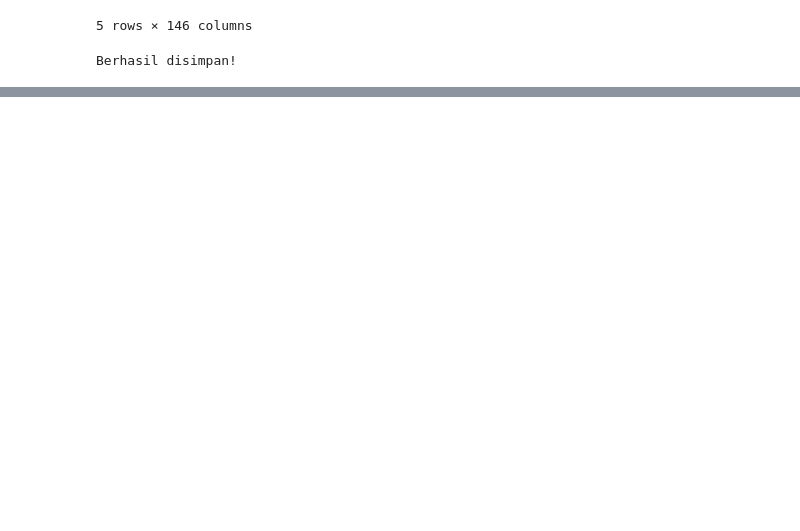
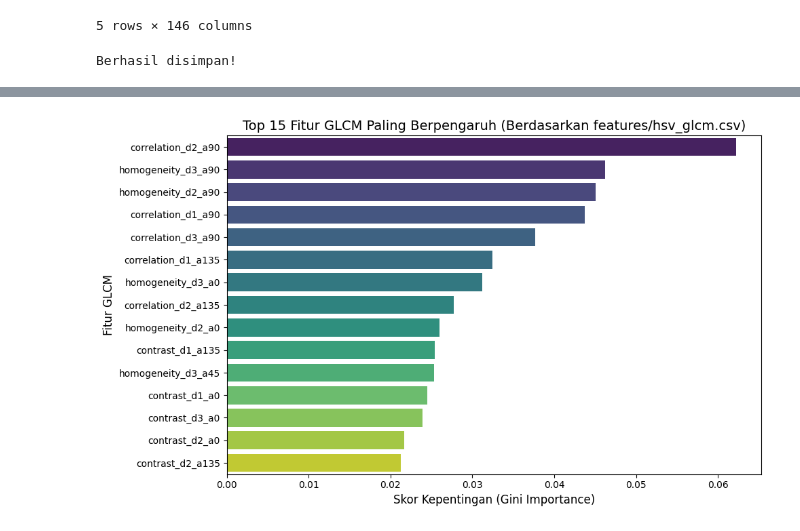
Before and after one commit to Enixma05/rupiah-recognition, a Jupyter notebook: feature_extraction.ipynb, the cells around one changed output, grey strips where cells are left out. Cells and saved outputs as stored; diff of their text form; code cells hidden in the pictures; blank space fills up the shorter version.

Commit message:
add skor kepentingan

```diff
--- a/feature_extraction.ipynb
+++ b/feature_extraction.ipynb
@@ -622,3 +622,82 @@ feature_df.to_csv(f"features/{FEATURES_NAME}.csv", index=False)
 print("Berhasil disimpan!")
 # %% [output]
 Berhasil disimpan!
+# %%
+# %% [markdown]
+# # Analisis Fitur GLCM Terbaik dari File CSV yang Tersimpan
+
+# %%
+import pandas as pd
+import numpy as np
+import matplotlib.pyplot as plt
+import seaborn as sns
+from sklearn.ensemble import RandomForestClassifier
+from sklearn.preprocessing import LabelEncoder
+
+# Tentukan path file CSV yang sudah diekstrak sebelumnya
+# Sesuaikan dengan nama file Anda, misalnya: "features/hsv_glcm.csv" atau "features/rgb_glcm.csv"
+CSV_PATH = "features/hsv_glcm.csv"
+RANDOM_SEED = 42
+
+print(f"Membaca dataset fitur dari: {CSV_PATH} ...")
+
+try:
+    # 1. Muat (Load) data dari CSV
+    feature_df = pd.read_csv(CSV_PATH)
+
+    # 2. Cari kolom mana saja yang merupakan fitur GLCM
+    glcm_properties = ["contrast", "homogeneity", "energy", "correlation"]
+    glcm_columns = [col for col in feature_df.columns if any(prop in col for prop in glcm_properties)]
+
+    if len(glcm_columns) == 0:
+        print("❌ Fitur GLCM tidak ditemukan dalam file CSV ini. Pastikan file yang dimuat berisi fitur GLCM.")
+    else:
+        print(f"✅ Ditemukan {len(glcm_columns)} fitur GLCM dalam dataset. Memulai analisis...")
+
+        # 3. Pisahkan fitur (X) dan label (y)
+        X_glcm = feature_df[glcm_columns]
+        y = feature_df["label"]
+
+        # 4. Ubah label teks ("2k", "5k", dst) menjadi angka numerik agar bisa diproses algoritma
+        le = LabelEncoder()
+        y_encoded = le.fit_transform(y)
+
+        # 5. Latih model Random Forest Classifier khusus pada fitur GLCM
+        rf = RandomForestClassifier(n_estimators=100, random_state=RANDOM_SEED)
+        rf.fit(X_glcm, y_encoded)
+
+        # 6. Ambil nilai "Feature Importances" dari Random Forest dan urutkan
+        importances = rf.feature_importances_
+        sorted_indices = np.argsort(importances)[::-1] # Urutkan menurun (paling penting di atas)
+
+        # Ambil Top 15 fitur terbaik untuk divisualisasikan
+        TOP_K = 15
+        # Pastikan tidak mengambil lebih dari jumlah total fitur GLCM yang ada
+        TOP_K = min(TOP_K, len(glcm_columns))
+
+        top_indices = sorted_indices[:TOP_K]
+        top_features = [glcm_columns[i] for i in top_indices]
+        top_importances = importances[top_indices]
+
+        # 7. Tampilkan hasil dalam bentuk Tabel (DataFrame)
+        best_glcm_df = pd.DataFrame({
+            "Nama Fitur GLCM": top_features,
+            "Skor Kepentingan": top_importances
+        })
+
+        print(f"\n--- {TOP_K} Fitur GLCM Terbaik ---")
+        display(best_glcm_df)
+
+        # 8. Visualisasikan menggunakan Grafik Batang (Barplot)
+        plt.figure(figsize=(10, 6))
+        sns.barplot(x="Skor Kepentingan", y="Nama Fitur GLCM", data=best_glcm_df, palette="viridis")
+        plt.title(f"Top {TOP_K} Fitur GLCM Paling Berpengaruh (Berdasarkan {CSV_PATH})", fontsize=14)
+        plt.xlabel("Skor Kepentingan (Gini Importance)", fontsize=12)
+        plt.ylabel("Fitur GLCM", fontsize=12)
+        plt.tight_layout()
+        plt.show()
+
+except FileNotFoundError:
+    print(f"❌ File tidak ditemukan: {CSV_PATH}")
+    print("Pastikan nama file dan foldernya sudah benar, dan proses ekstraksi fitur sebelumnya telah selesai menyimpan CSV.")
+# %% [output]
@@ -624,0 +727 @@ Berhasil disimpan!
+[figure, added]
```
Also changed, not shown: parts of 1 cell of this notebook.
